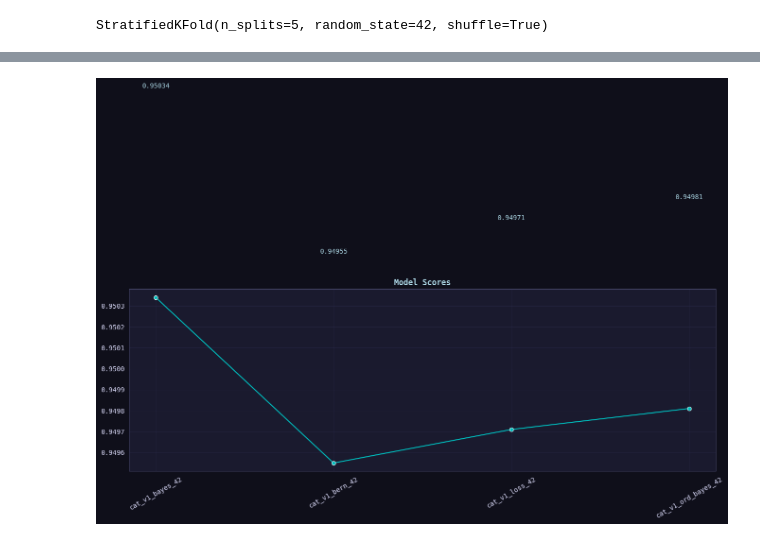
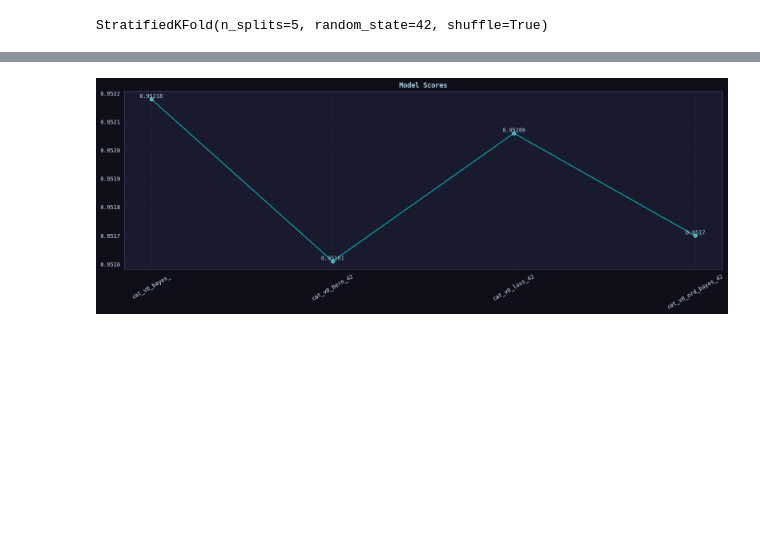
Before and after one commit to coded-sly/ps6e5-F1-PitStop, a Jupyter notebook: ps6e5-catboost-f1-pit.ipynb, the cells around one changed output, grey strips where cells are left out. Saved outputs shown, nothing was run; the diff lists cells and outputs as text; code cells hidden in the pictures; blank space fills up the shorter version.

```diff
--- a/ps6e5-catboost-f1-pit.ipynb
+++ b/ps6e5-catboost-f1-pit.ipynb
@@ -1262,3 +1175,8 @@ StratifiedKFold(n_splits=5, random_state=42, shuffle=True)
 
 # plt.tight_layout()
 # plt.show()
+# %%
+LR = 0.03
+L2_REG = 4.0
+
+LR, L2_REG
@@ -1427,7 +1363,7 @@ PARAMS = {
     'grow_policy': 'Depthwise',
     # ---------------------------------
     'bootstrap_type': 'Bernoulli',
-    'subsample': 0.8, # auto 0.66 for 'Bernoulli'
+    # 'subsample': 0.8, # auto 0.66 for 'Bernoulli'
     # 'colsample_bylevel': 0.7,
     # 'min_data_in_leaf': 20,
     # ---------------------------------
@@ -1435,7 +1371,7 @@ PARAMS = {
     'eval_metric': 'AUC',
     'learning_rate': LR,
     # 'depth': 6,
-    # 'l2_leaf_reg': REGULATE,
+    'l2_leaf_reg': L2_REG,
     'thread_count': os.cpu_count(),
     'allow_writing_files': False,
     'random_state': CFG.SEED,
@@ -1524,20 +1469,19 @@ Average Score: 0.94955 ± 0.00090
 # %%
 ## ====== LOSS =====
-LEAVES = 64
 
 PARAMS = {
     'boosting_type': 'Plain',
     # ---------------------------------
     'grow_policy': 'Lossguide',
     # ---------------------------------
-    'max_leaves': LEAVES,
+    'max_leaves': 64,
     # 'min_data_in_leaf': 20,
     # ---------------------------------
     'loss_function': 'Logloss',
     'eval_metric': 'AUC',
     'learning_rate': LR,
     # 'depth': 6,
-    'l2_leaf_reg': REGULATE,
+    'l2_leaf_reg': L2_REG,
     'thread_count': os.cpu_count(),
     'allow_writing_files': False,
     'random_state': CFG.SEED,
@@ -1637,7 +1588,7 @@ PARAMS = {
     'eval_metric': 'AUC',
     'learning_rate': LR,
     # 'depth': 6,
-    'l2_leaf_reg': REGULATE,
+    'l2_leaf_reg': L2_REG,
     'thread_count': os.cpu_count(),
     'allow_writing_files': False,
     'random_state': CFG.SEED,
@@ -1752,26 +1706,26 @@ Average Score: 0.94982 ± 0.00078
 # %%
 ## -- Get Scores --
 all_model_scores = {}
 all_scores = []
 
 for k, v in all_model_predictions.items():
     for x, y in v.items():
         if x == 'score':
             all_model_scores[k] = y
             all_scores.append(float(y))
 
-plt.figure(figsize=(16, 5))
+plt.figure(figsize=(16, 6))
 sns.lineplot(all_model_scores, marker='o')
 plt.title('Model Scores', fontweight='semibold')
 plt.tick_params('x', rotation=30)
 
 for i, s in enumerate(all_model_scores.values()):
-    plt.text(float(i), s+1e-3, s, ha='center', va='baseline')
+    plt.text(float(i), s+4e-6, s, ha='center', va='baseline')
 
 plt.tight_layout()
 plt.show()
 # %% [output]
-[figure, old version]
+[figure, new version]
 # %%
 ## -- Get oof predictions --
 oof_predictions = []
```
Also changed, not shown: parts of 28 cells of this notebook.
